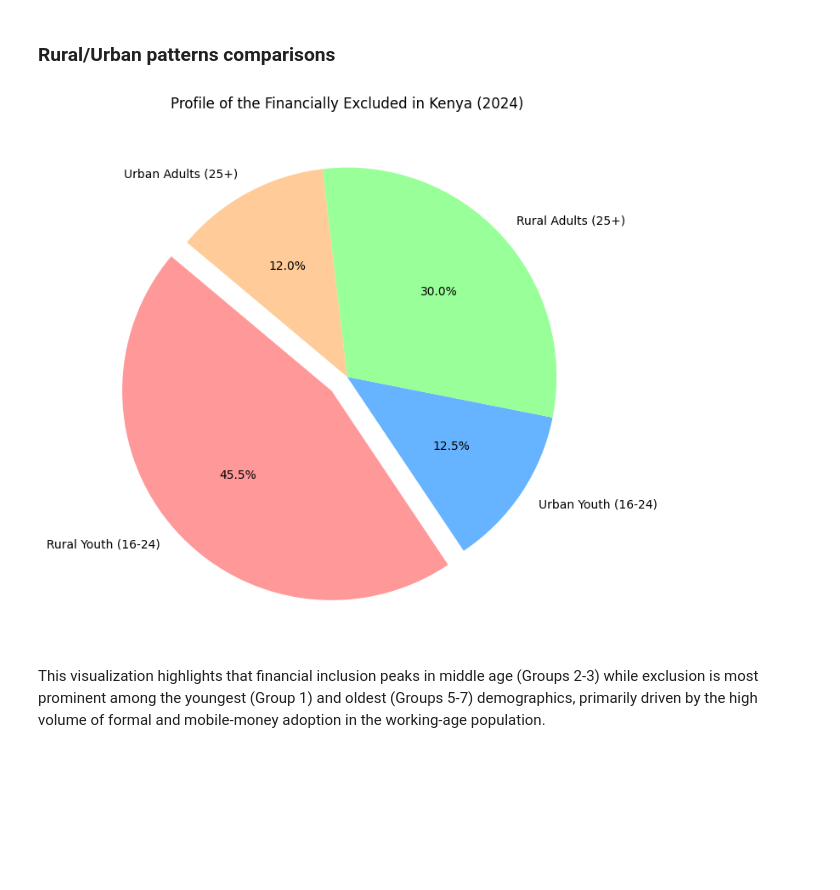
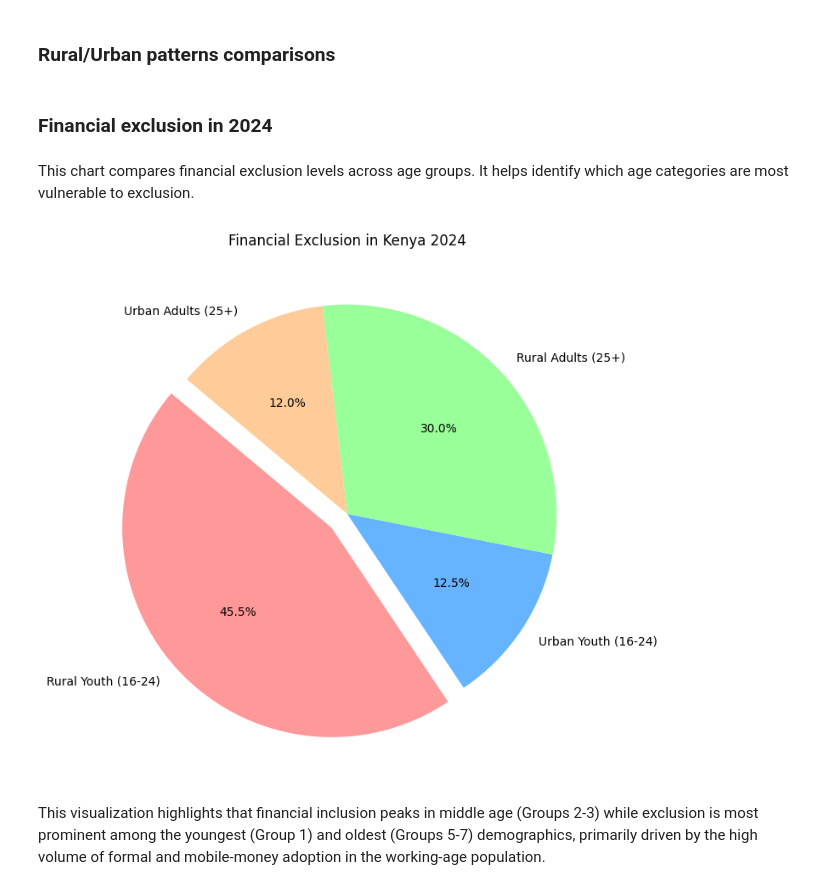
Before and after one commit to ChairoSolutions/Kenya-financial-inclusion-risk, a Jupyter notebook: notebooks-03_eda_subgroup_analysis.ipynb.ipynb, the cells around one changed output. Drawn from its saved outputs; the diff is of its cells as text; code cells hidden in the pictures; blank space fills up the shorter version.

Commit message:
Financial exclusion in 2024

```diff
--- a/notebooks-03_eda_subgroup_analysis.ipynb.ipynb
+++ b/notebooks-03_eda_subgroup_analysis.ipynb.ipynb
@@ -1385,18 +1385,23 @@ DAY 5 TASKS
 - Compare county patters
 # %% [markdown]
 ### Rural/Urban patterns comparisons
+# %% [markdown]
+### Financial exclusion in 2024
+# %% [markdown]
+This chart compares financial exclusion levels across age groups.
+It helps identify which age categories are most vulnerable to exclusion.
 # %%
-# 'Youth' is mapped to your '16-24' group and 'Adults' to your combined '25+' groups
+# Mapping using age groups
 labels = ['Rural Youth (16-24)', 'Urban Youth (16-24)', 'Rural Adults (25+)', 'Urban Adults (25+)']
-sizes = [45.5, 12.5, 30.0, 12.0] # Based on the 2024 report's findings on rural youth exclusion
+sizes = [45.5, 12.5, 30.0, 12.0]
 colors = ['#ff9999','#66b3ff','#99ff99','#ffcc99']
 
 plt.figure(figsize=(8,8))
 plt.pie(sizes, labels=labels, autopct='%1.1f%%', startangle=140, colors=colors, explode=(0.1, 0, 0, 0))
-plt.title('Profile of the Financially Excluded in Kenya (2024)')
+plt.title('Financial Exclusion in Kenya 2024')
 plt.show()
 # %% [output]
-[figure, old version]
+[figure, new version]
 # %% [markdown]
 This visualization highlights that financial inclusion peaks in middle age (Groups 2-3) while exclusion is most prominent among the youngest (Group 1) and oldest (Groups 5-7) demographics, primarily driven by the high volume of formal and mobile-money adoption in the working-age population.
 # %% [markdown]
```
